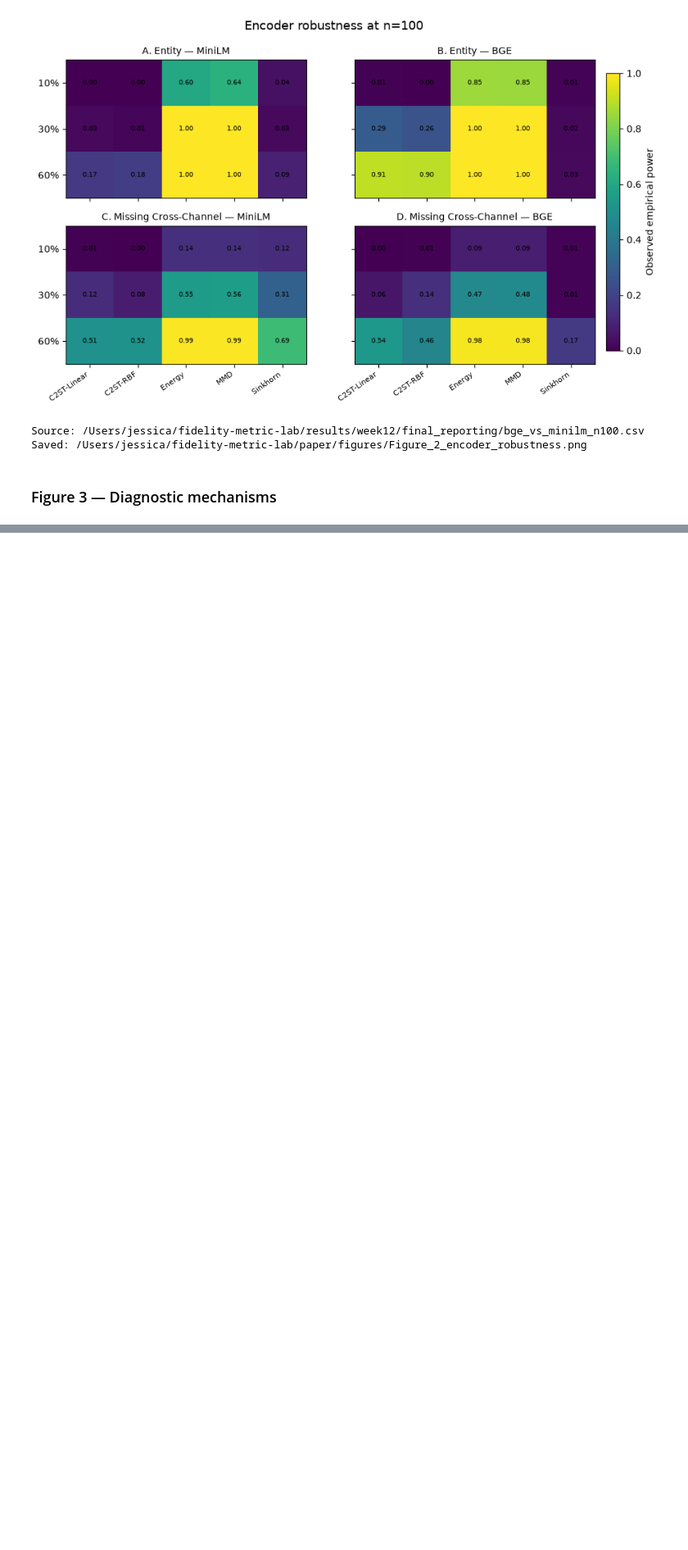
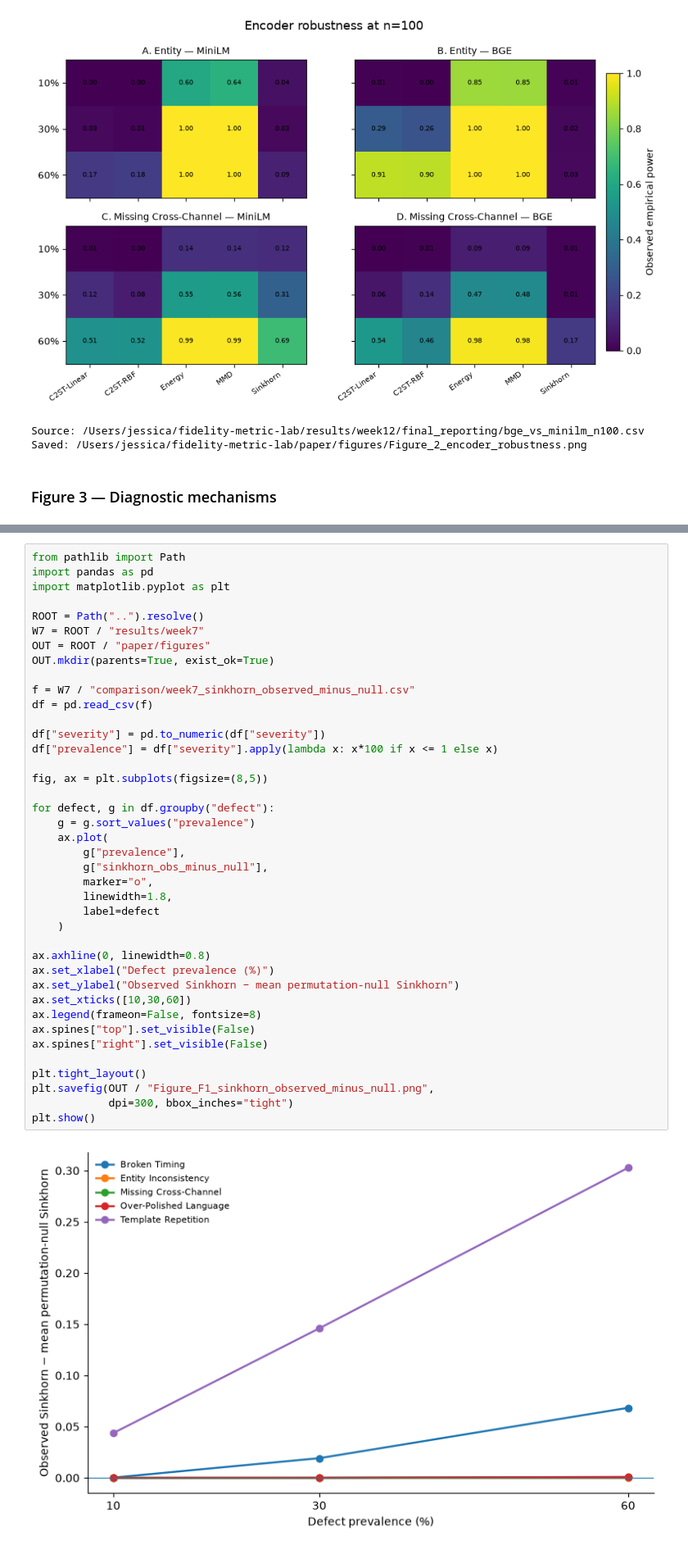
Before and after one commit to Jessica1158/fidelity-metric-lab, a Jupyter notebook: notebooks/14_final_figures_and_tables.ipynb, the cells around one changed output, grey strips where cells are left out. Shown at 82% size. Saved outputs shown, nothing was run; the diff lists cells and outputs as text; blank space fills up the shorter version.

Commit message:
adding final figures

```diff
--- a/notebooks/14_final_figures_and_tables.ipynb
+++ b/notebooks/14_final_figures_and_tables.ipynb
@@ -399,0 +826,42 @@ print(f"\nElapsed: {time.perf_counter()-T0:.1f} s")
+# %%
+from pathlib import Path
+import pandas as pd
+import matplotlib.pyplot as plt
+
+ROOT = Path("..").resolve()
+W7 = ROOT / "results/week7"
+OUT = ROOT / "paper/figures"
+OUT.mkdir(parents=True, exist_ok=True)
+
+f = W7 / "comparison/week7_sinkhorn_observed_minus_null.csv"
+df = pd.read_csv(f)
+
+df["severity"] = pd.to_numeric(df["severity"])
+df["prevalence"] = df["severity"].apply(lambda x: x*100 if x <= 1 else x)
+
+fig, ax = plt.subplots(figsize=(8,5))
+
+for defect, g in df.groupby("defect"):
+    g = g.sort_values("prevalence")
+    ax.plot(
+        g["prevalence"],
+        g["sinkhorn_obs_minus_null"],
+        marker="o",
+        linewidth=1.8,
+        label=defect
+    )
+
+ax.axhline(0, linewidth=0.8)
+ax.set_xlabel("Defect prevalence (%)")
+ax.set_ylabel("Observed Sinkhorn − mean permutation-null Sinkhorn")
+ax.set_xticks([10,30,60])
+ax.legend(frameon=False, fontsize=8)
+ax.spines["top"].set_visible(False)
+ax.spines["right"].set_visible(False)
+
+plt.tight_layout()
+plt.savefig(OUT / "Figure_F1_sinkhorn_observed_minus_null.png",
+            dpi=300, bbox_inches="tight")
+plt.show()
+# %% [output]
+[figure, added]
```
Also changed, not shown: parts of 10 cells of this notebook, 3 other files.
